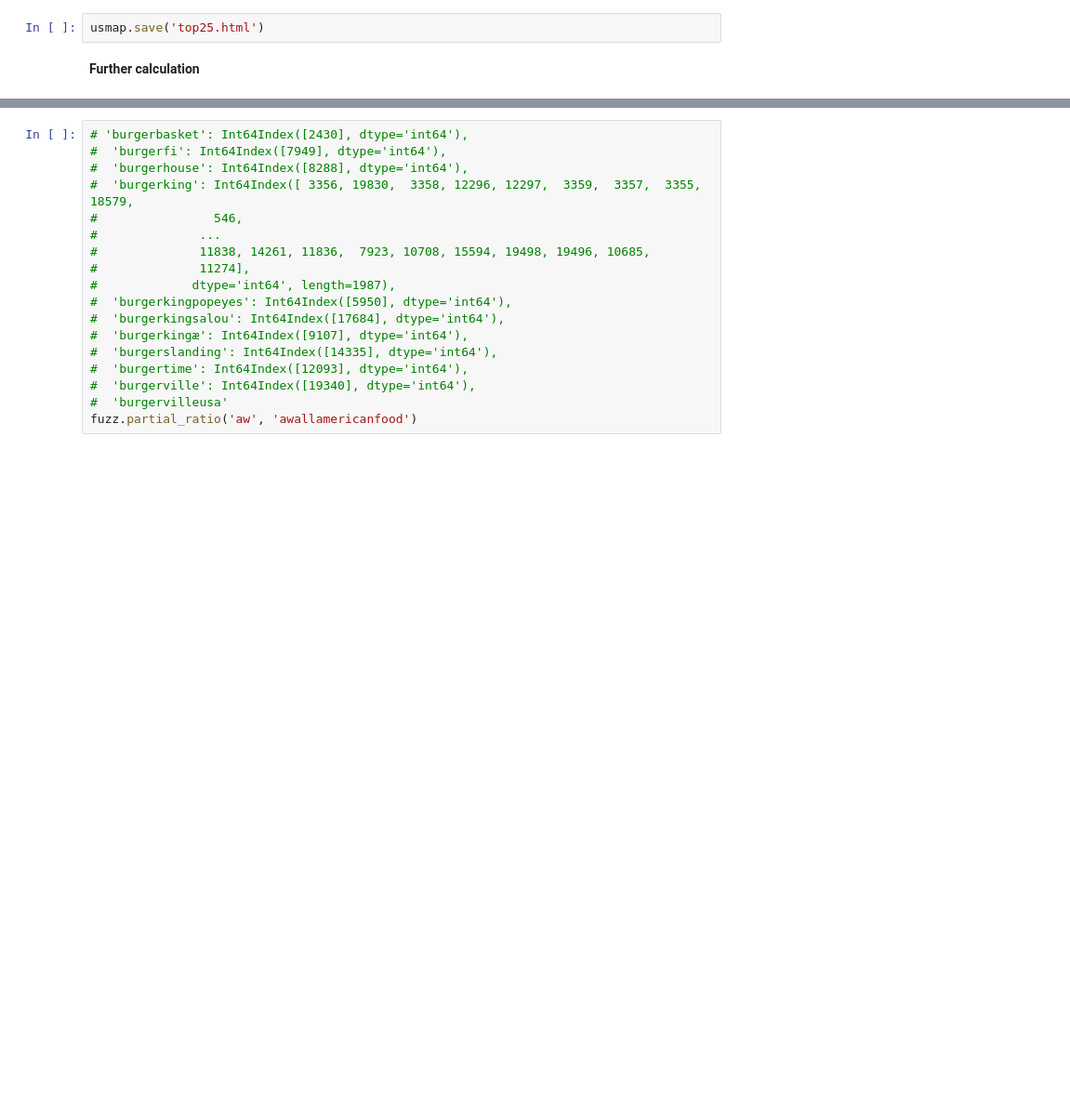
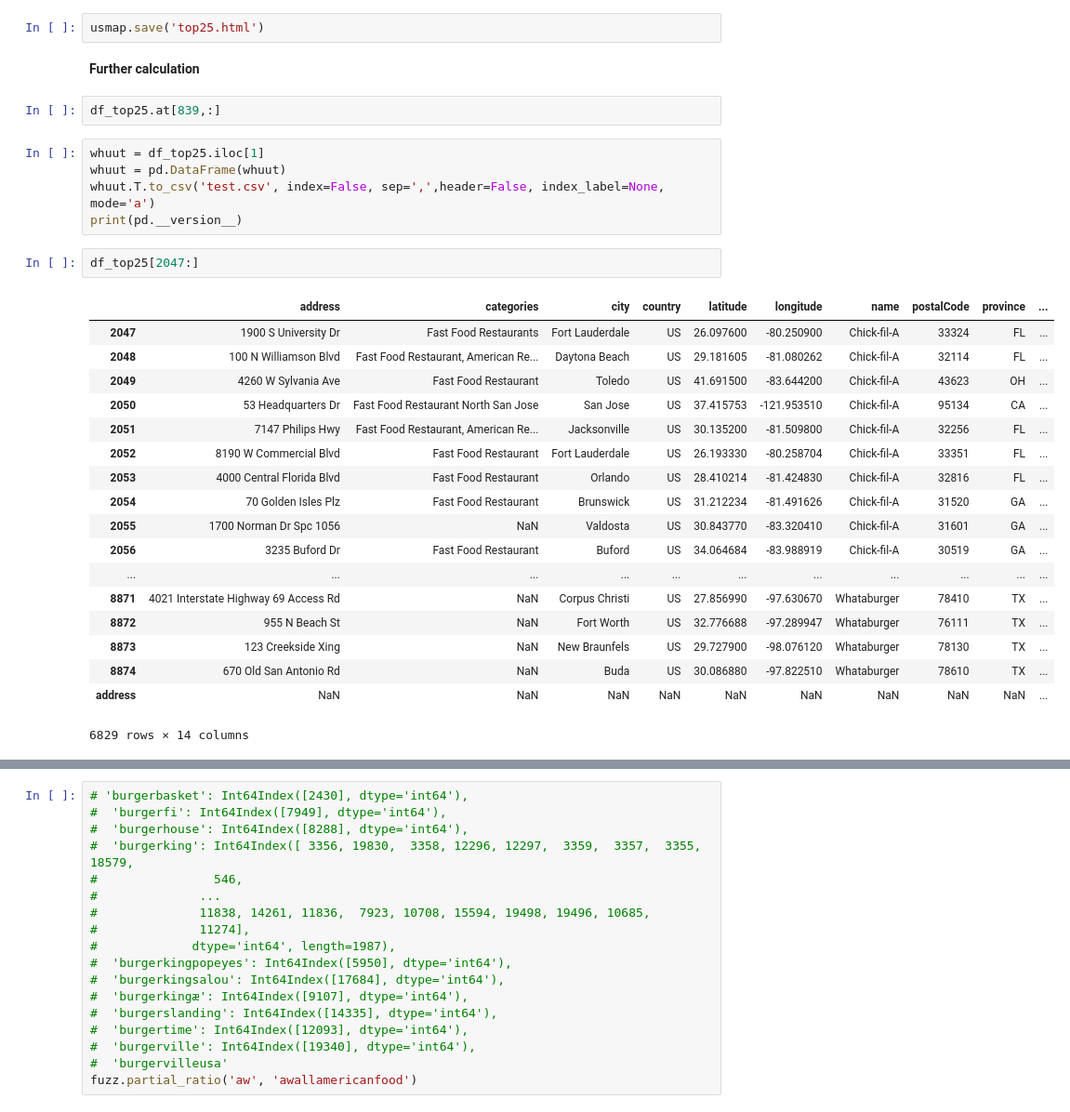
Before and after one commit to dhruvip/Coursera_Capstone, a Jupyter notebook: Untitled.ipynb, the cells around one changed output, grey strips where cells are left out. Shown at 93% size. Saved outputs shown, nothing was run; the diff lists cells and outputs as text; blank space fills up the shorter version.

Commit message:
first 2000 data points and requiremt file

```diff
--- a/Untitled.ipynb
+++ b/Untitled.ipynb
@@ -293,3 +320,31 @@ df_il.shape
 usmap.save('top25.html')
 # %% [markdown]
 **Further calculation**
+# %%
+df_top25.at[839,:]
+# %%
+whuut = df_top25.iloc[1]
+whuut = pd.DataFrame(whuut)
+whuut.T.to_csv('test.csv', index=False, sep=',',header=False, index_label=None, mode='a')
+print(pd.__version__)
+# %%
+df_top25[2047:]
+# %% [output]
+|  | address | categories | city | country | latitude | longitude | name | postalCode | province | ... |
+| 2047 | 1900 S University Dr | Fast Food Restaurants | Fort Lauderdale | US | 26.097600 | -80.250900 | Chick-fil-A | 33324 | FL | ... |
+| 2048 | 100 N Williamson Blvd | Fast Food Restaurant, American Re... | Daytona Beach | US | 29.181605 | -81.080262 | Chick-fil-A | 32114 | FL | ... |
+| 2049 | 4260 W Sylvania Ave | Fast Food Restaurant | Toledo | US | 41.691500 | -83.644200 | Chick-fil-A | 43623 | OH | ... |
+| 2050 | 53 Headquarters Dr | Fast Food Restaurant North San Jose | San Jose | US | 37.415753 | -121.953510 | Chick-fil-A | 95134 | CA | ... |
+| 2051 | 7147 Philips Hwy | Fast Food Restaurant, American Re... | Jacksonville | US | 30.135200 | -81.509800 | Chick-fil-A | 32256 | FL | ... |
+| 2052 | 8190 W Commercial Blvd | Fast Food Restaurant | Fort Lauderdale | US | 26.193330 | -80.258704 | Chick-fil-A | 33351 | FL | ... |
+| 2053 | 4000 Central Florida Blvd | Fast Food Restaurant | Orlando | US | 28.410214 | -81.424830 | Chick-fil-A | 32816 | FL | ... |
+| 2054 | 70 Golden Isles Plz | Fast Food Restaurant | Brunswick | US | 31.212234 | -81.491626 | Chick-fil-A | 31520 | GA | ... |
+| 2055 | 1700 Norman Dr Spc 1056 | NaN | Valdosta | US | 30.843770 | -83.320410 | Chick-fil-A | 31601 | GA | ... |
+| 2056 | 3235 Buford Dr | Fast Food Restaurant | Buford | US | 34.064684 | -83.988919 | Chick-fil-A | 30519 | GA | ... |
+| ... | ... | ... | ... | ... | ... | ... | ... | ... | ... | ... |
+| 8871 | 4021 Interstate Highway 69 Access Rd | NaN | Corpus Christi | US | 27.856990 | -97.630670 | Whataburger | 78410 | TX | ... |
+| 8872 | 955 N Beach St | NaN | Fort Worth | US | 32.776688 | -97.289947 | Whataburger | 76111 | TX | ... |
+| 8873 | 123 Creekside Xing | NaN | New Braunfels | US | 29.727900 | -98.076120 | Whataburger | 78130 | TX | ... |
+| 8874 | 670 Old San Antonio Rd | NaN | Buda | US | 30.086880 | -97.822510 | Whataburger | 78610 | TX | ... |
+| address | NaN | NaN | NaN | NaN | NaN | NaN | NaN | NaN | NaN | ... |
+6829 rows × 14 columns
```
Also changed, not shown: parts of 11 cells of this notebook, 2 other files.
